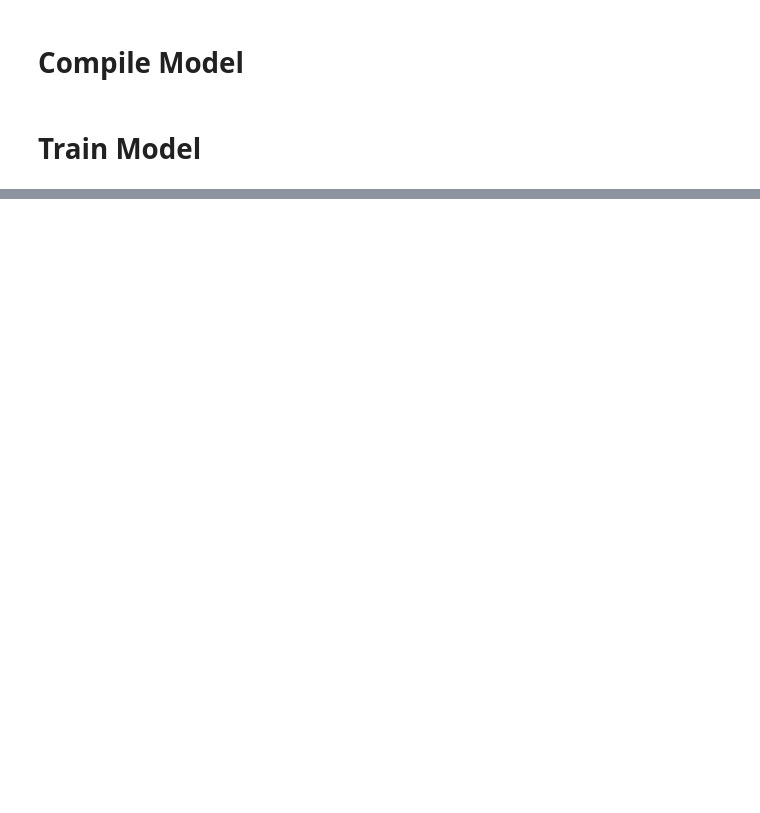
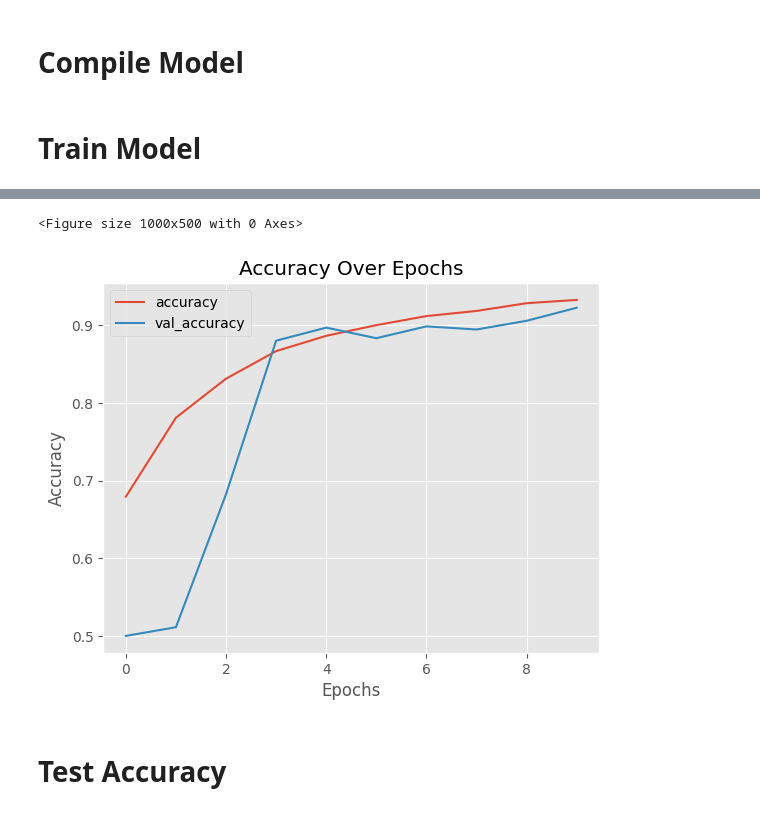
Before and after one commit to MuhammadUmerKhan/SMIT-Institute-Files, a Jupyter notebook: All Files/Deep Learning/Cat_vs_Dog.ipynb, the cells around one changed output, grey strips where cells are left out. Drawn from its saved outputs; the diff is of its cells as text; code cells hidden in the pictures; blank space fills up the shorter version.

```diff
--- a/All Files/Deep Learning/Cat_vs_Dog.ipynb
+++ b/All Files/Deep Learning/Cat_vs_Dog.ipynb
@@ -99,7 +100,12 @@ test_dir = os.path.join(base_dir, 'test')
 # %% [markdown]
 # Data Preprocessing
 # %%
-train_datagen = ImageDataGenerator(rescale=1.0/255.0)
-val_datagen = ImageDataGenerator(rescale=1.0/255.0)
-test_datagen = ImageDataGenerator(rescale=1.0/255.0)
+train_gen = ImageDataGenerator(rescale = 1./255,
+                               shear_range = 0.1,
+                               zoom_range = 0.2,
+                               horizontal_flip = True,
+                               width_shift_range = 0.1,
+                               height_shift_range = 0.1)
+val_gen = ImageDataGenerator(rescale = 1./255)
+test_gen = ImageDataGenerator(rescale = 1./255)
 # %%
@@ -186,0 +253,13 @@ Epoch 1/5
+# %%
+plt.style.use('ggplot')
+plt.figure(figsize=(10,5))
+result[['accuracy', 'val_accuracy']].plot()
+plt.xlabel('Epochs')
+plt.ylabel('Accuracy')
+plt.title('Accuracy Over Epochs')
+plt.show()
+# %% [output]
+<Figure size 1000x500 with 0 Axes>
+[figure, added]
+# %% [markdown]
+# Test Accuracy
```
Also changed, not shown: parts of 15 cells of this notebook, 1 other file.
